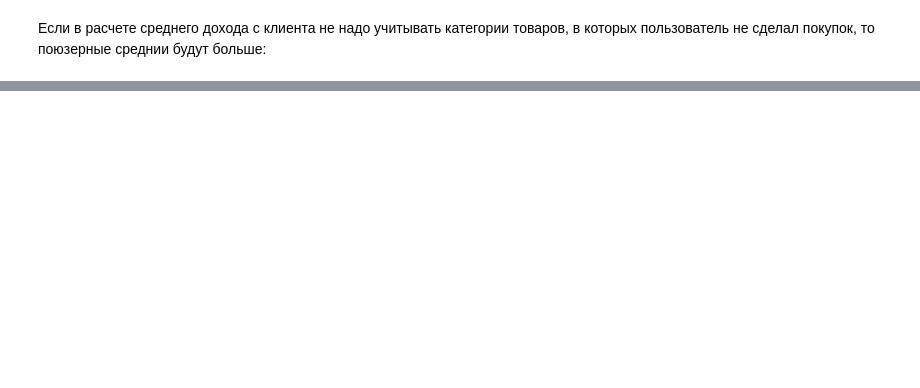
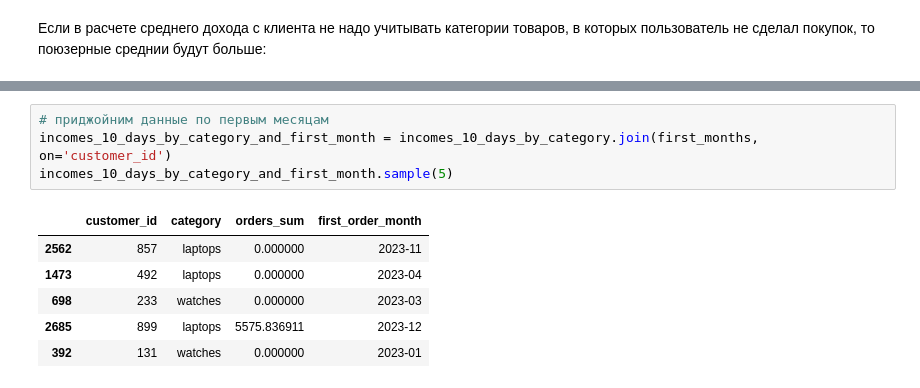
Before and after one commit to gbrs/test_tasks, a Jupyter notebook: karpov_01/pandas.ipynb, the cells around one changed output, grey strips where cells are left out. Drawn from its saved outputs; the diff is of its cells as text; blank space fills up the shorter version.

```diff
--- a/karpov_01/pandas.ipynb
+++ b/karpov_01/pandas.ipynb
@@ -313,0 +320,11 @@ incomes_10_days_by_platform_and_first_month.sample(5)
+# %%
+# приджойним данные по первым месяцам
+incomes_10_days_by_category_and_first_month = incomes_10_days_by_category.join(first_months, on='customer_id')
+incomes_10_days_by_category_and_first_month.sample(5)
+# %% [output]
+|  | customer_id | category | orders_sum | first_order_month |
+| 2562 | 857 | laptops | 0.000000 | 2023-11 |
+| 1473 | 492 | laptops | 0.000000 | 2023-04 |
+| 698 | 233 | watches | 0.000000 | 2023-03 |
+| 2685 | 899 | laptops | 5575.836911 | 2023-12 |
+| 392 | 131 | watches | 0.000000 | 2023-01 |
```
Also changed, not shown: parts of 20 cells of this notebook.
